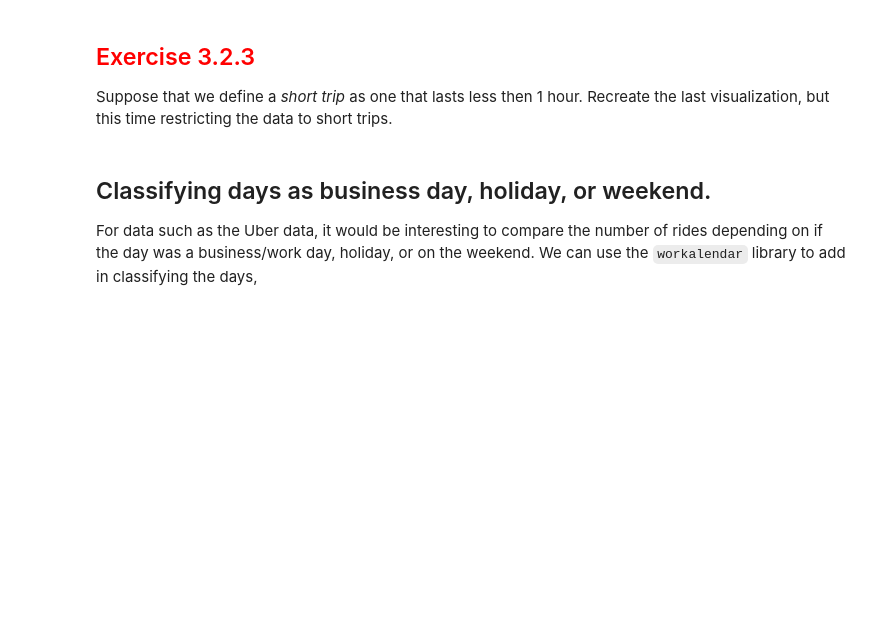
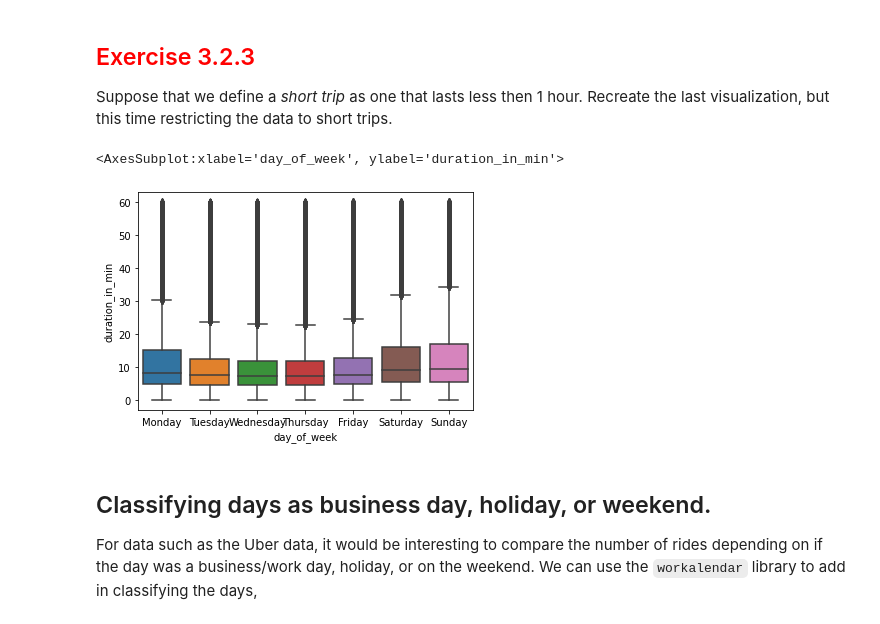
Before and after one commit to grandweb4/module3_more_about_mutate, a Jupyter notebook: 3_2_working_with_dates.ipynb, the cells around one changed output. Saved outputs shown, nothing was run; the diff lists cells and outputs as text; code cells hidden in the pictures; blank space fills up the shorter version.

```diff
--- a/3_2_working_with_dates.ipynb
+++ b/3_2_working_with_dates.ipynb
@@ -444,3 +442,23 @@ Suppose that we define a *short trip* as one that lasts less then 1 hour.  Recre
+# %%
+# Your code here
+
+weekday_categories = pd.CategoricalDtype(categories=list(day_name),
+                                     ordered=True)
+
+day_and_duration1 = (bike_data_w_delta
+                    >> mutate(day_of_week = X.started_at.dt.day_name().astype(weekday_categories),
+                              duration_in_min = X.duration.dt.seconds/60)
+                    >> select('day_of_week', 'duration_in_min')
+                    >> filter_by(X.duration_in_min < 60)
+                   )
+day_and_duration1.head(2)
+
+sns.boxplot(data = day_and_duration1,
+            x = 'day_of_week',
+            y = 'duration_in_min')
+# %% [output]
+<AxesSubplot:xlabel='day_of_week', ylabel='duration_in_min'>
+[figure, added]
 # %% [markdown]
 ## Classifying days as business day, holiday, or weekend.
 
```
Also changed, not shown: parts of 9 cells of this notebook.
